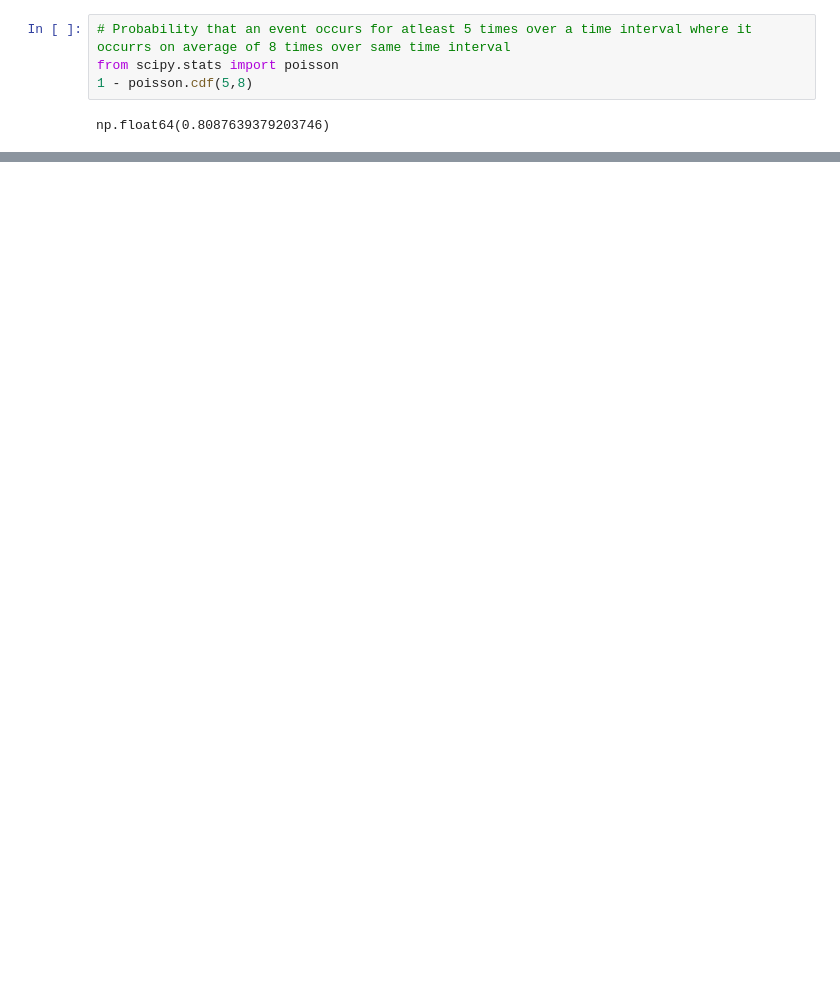
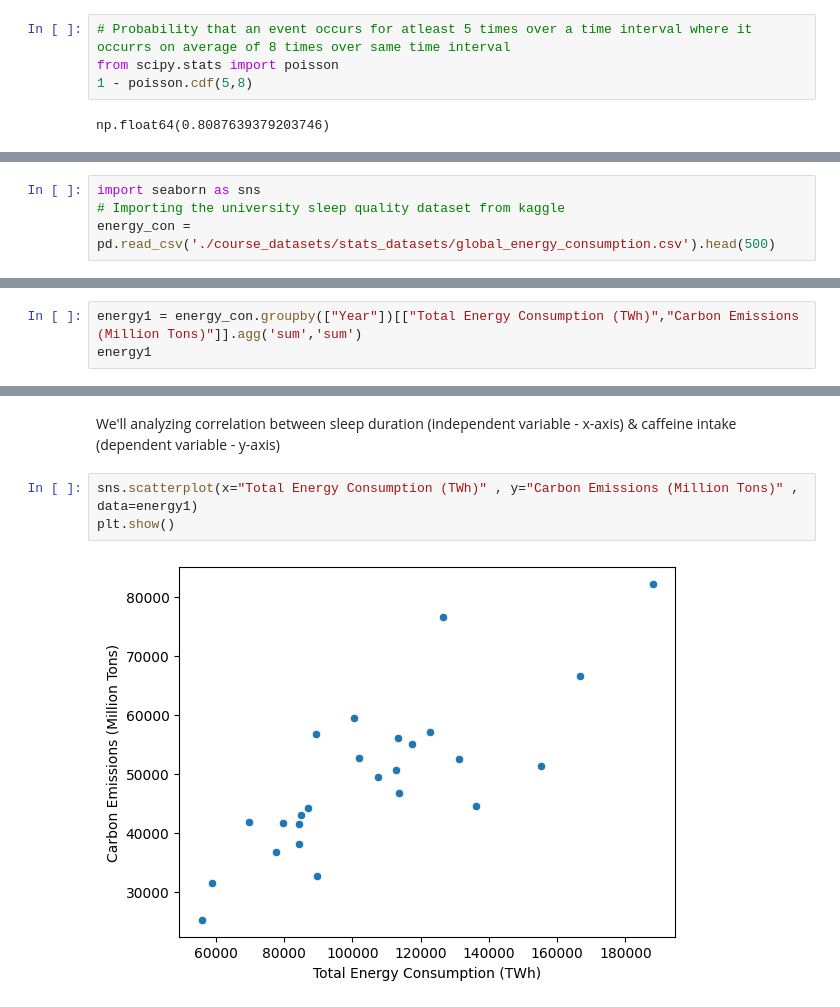
Before and after one commit to abhijeet-bhambere/statistics_in_python, a Jupyter notebook: Stats_In_Python.ipynb, the cells around one changed output, grey strips where cells are left out. Cells and saved outputs as stored; diff of their text form; blank space fills up the shorter version.

Commit message:
conqueror✊🏻🏆!! completed the stats module
finally!!

```diff
--- a/Stats_In_Python.ipynb
+++ b/Stats_In_Python.ipynb
@@ -940,0 +1078,4 @@ Using the `poisson.rvs()` function to generate a list of values. <br>
+# %%
+import seaborn as sns
+# Importing the university sleep quality dataset from kaggle
+energy_con = pd.read_csv('./course_datasets/stats_datasets/global_energy_consumption.csv').head(500)
@@ -940,0 +1102,3 @@ Using the `poisson.rvs()` function to generate a list of values. <br>
+# %%
+energy1 = energy_con.groupby(["Year"])[["Total Energy Consumption (TWh)","Carbon Emissions (Million Tons)"]].agg('sum','sum')
+energy1
@@ -940,0 +1124,7 @@ Using the `poisson.rvs()` function to generate a list of values. <br>
+# %% [markdown]
+We'll analyzing correlation between sleep duration (independent variable - x-axis) & caffeine intake (dependent variable - y-axis)
+# %%
+sns.scatterplot(x="Total Energy Consumption (TWh)" , y="Carbon Emissions (Million Tons)" , data=energy1)
+plt.show()
+# %% [output]
+[figure, added]
```
Also changed, not shown: parts of 58 cells of this notebook.
